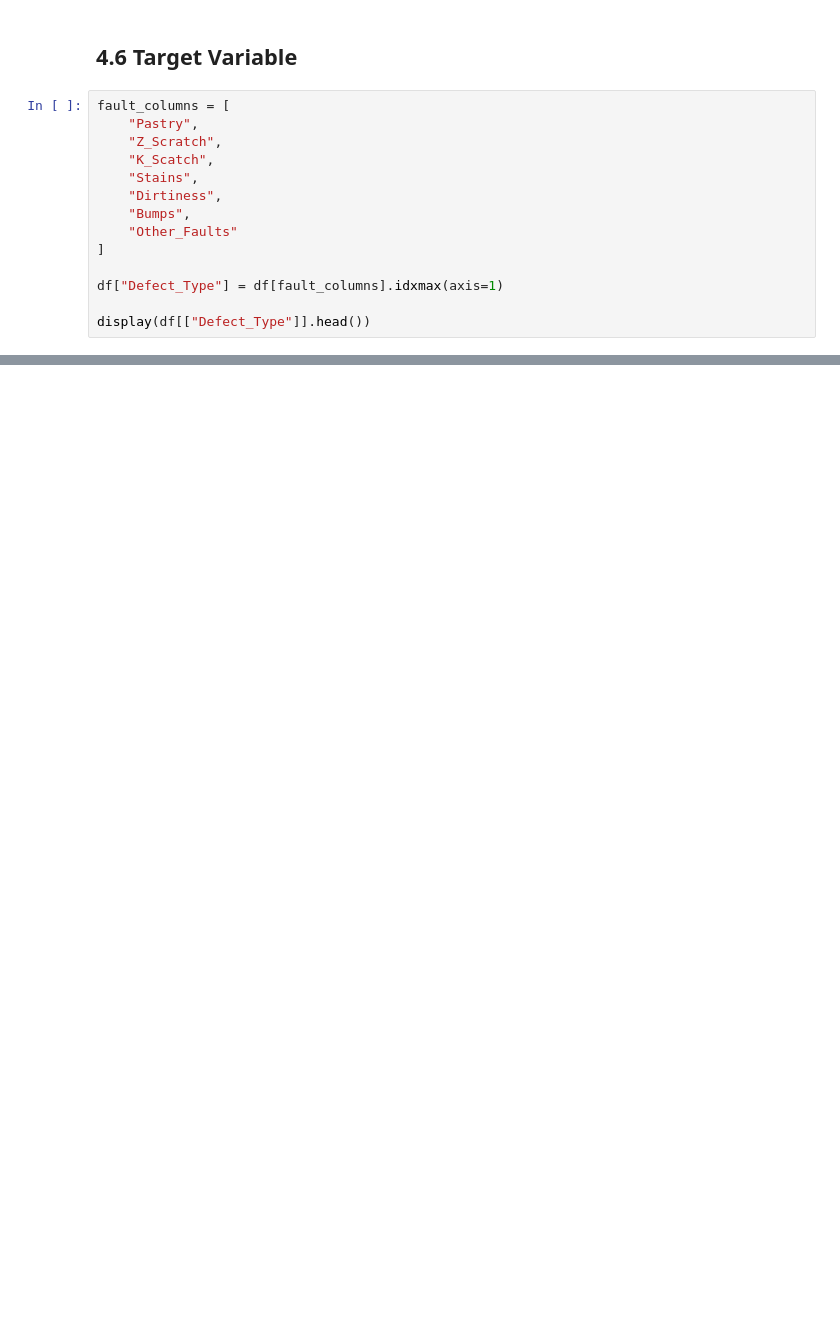
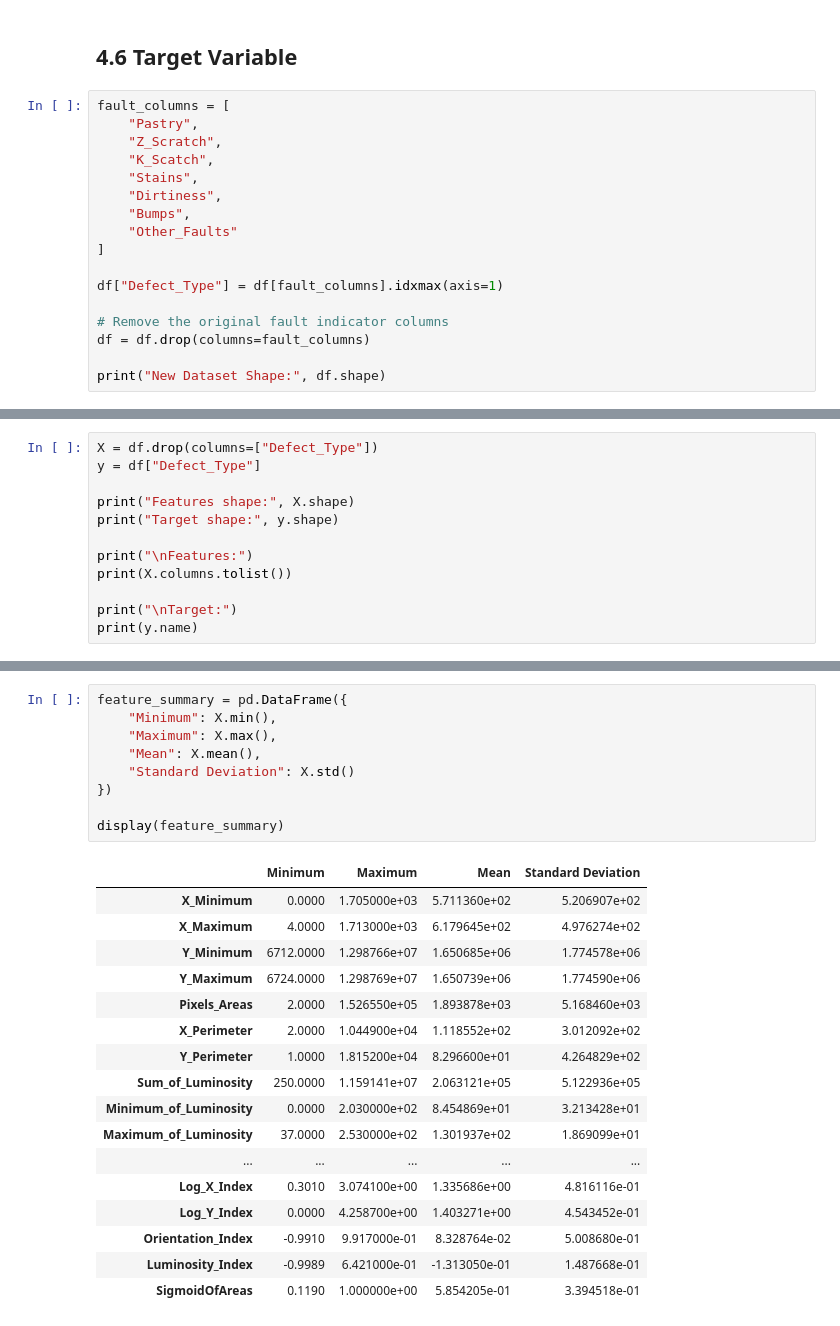
Before and after one commit to fardinfaruqi/steel-plate-quality-control, a Jupyter notebook: notebooks/steel_plate_quality_control.ipynb, the cells around one changed output, grey strips where cells are left out. Drawn from its saved outputs; the diff is of its cells as text; blank space fills up the shorter version.

```diff
--- a/notebooks/steel_plate_quality_control.ipynb
+++ b/notebooks/steel_plate_quality_control.ipynb
@@ -110,4 +224,7 @@ fault_columns = [
 
 df["Defect_Type"] = df[fault_columns].idxmax(axis=1)
 
-display(df[["Defect_Type"]].head())
+# Remove the original fault indicator columns
+df = df.drop(columns=fault_columns)
+
+print("New Dataset Shape:", df.shape)
@@ -118,0 +253,12 @@ display(df["Defect_Type"].value_counts())
+# %%
+X = df.drop(columns=["Defect_Type"])
+y = df["Defect_Type"]
+
+print("Features shape:", X.shape)
+print("Target shape:", y.shape)
+
+print("\nFeatures:")
+print(X.columns.tolist())
+
+print("\nTarget:")
+print(y.name)
@@ -118,0 +276,27 @@ display(df["Defect_Type"].value_counts())
+# %%
+feature_summary = pd.DataFrame({
+    "Minimum": X.min(),
+    "Maximum": X.max(),
+    "Mean": X.mean(),
+    "Standard Deviation": X.std()
+})
+
+display(feature_summary)
+# %% [output]
+|  | Minimum | Maximum | Mean | Standard Deviation |
+| X_Minimum | 0.0000 | 1.705000e+03 | 5.711360e+02 | 5.206907e+02 |
+| X_Maximum | 4.0000 | 1.713000e+03 | 6.179645e+02 | 4.976274e+02 |
+| Y_Minimum | 6712.0000 | 1.298766e+07 | 1.650685e+06 | 1.774578e+06 |
+| Y_Maximum | 6724.0000 | 1.298769e+07 | 1.650739e+06 | 1.774590e+06 |
+| Pixels_Areas | 2.0000 | 1.526550e+05 | 1.893878e+03 | 5.168460e+03 |
+| X_Perimeter | 2.0000 | 1.044900e+04 | 1.118552e+02 | 3.012092e+02 |
+| Y_Perimeter | 1.0000 | 1.815200e+04 | 8.296600e+01 | 4.264829e+02 |
+| Sum_of_Luminosity | 250.0000 | 1.159141e+07 | 2.063121e+05 | 5.122936e+05 |
+| Minimum_of_Luminosity | 0.0000 | 2.030000e+02 | 8.454869e+01 | 3.213428e+01 |
+| Maximum_of_Luminosity | 37.0000 | 2.530000e+02 | 1.301937e+02 | 1.869099e+01 |
+| ... | ... | ... | ... | ... |
+| Log_X_Index | 0.3010 | 3.074100e+00 | 1.335686e+00 | 4.816116e-01 |
+| Log_Y_Index | 0.0000 | 4.258700e+00 | 1.403271e+00 | 4.543452e-01 |
+| Orientation_Index | -0.9910 | 9.917000e-01 | 8.328764e-02 | 5.008680e-01 |
+| Luminosity_Index | -0.9989 | 6.421000e-01 | -1.313050e-01 | 1.487668e-01 |
+| SigmoidOfAreas | 0.1190 | 1.000000e+00 | 5.854205e-01 | 3.394518e-01 |
```
Also changed, not shown: parts of 18 cells of this notebook.
